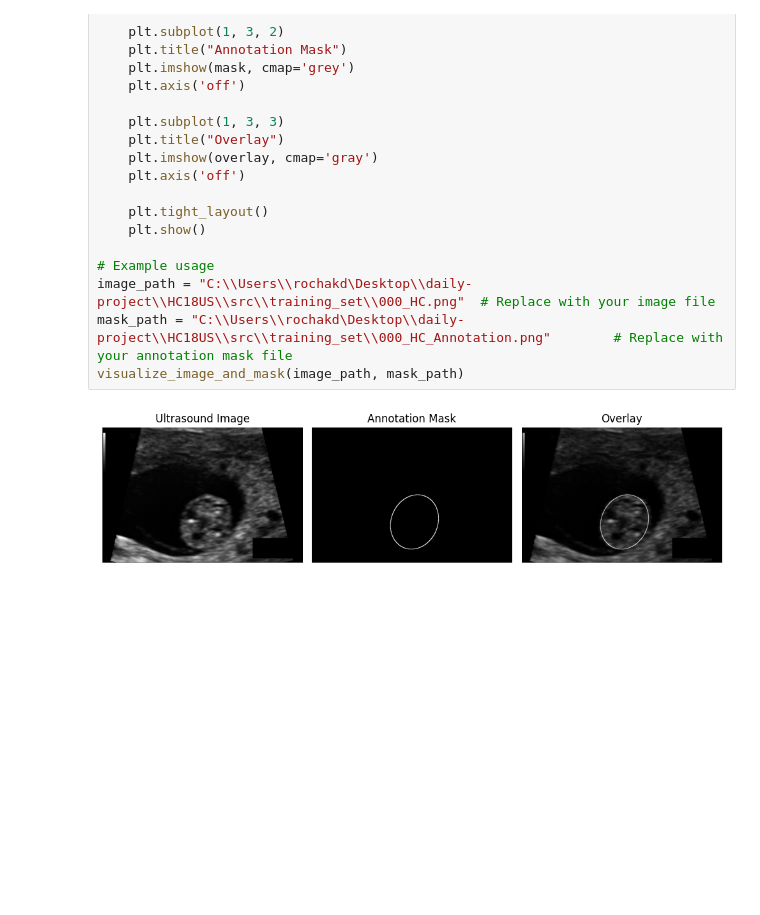
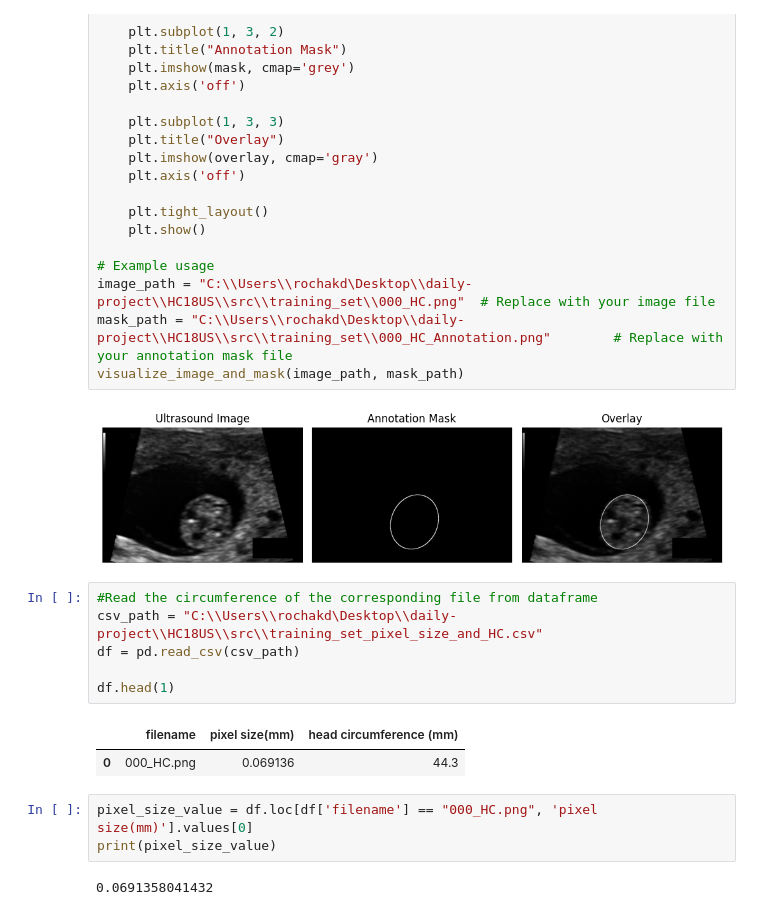
Before and after one commit to Rochakdh/HC18US, a Jupyter notebook: notebooks/exploratory_data_analysis.ipynb, the cells around one changed output. Cells and saved outputs as stored; diff of their text form; blank space fills up the shorter version.

```diff
--- a/notebooks/exploratory_data_analysis.ipynb
+++ b/notebooks/exploratory_data_analysis.ipynb
@@ -65,3 +66,17 @@ mask_path = "C:\\Users\\rochakd\Desktop\\daily-project\\HC18US\\src\\training_se
 visualize_image_and_mask(image_path, mask_path)
 # %% [output]
 [figure]
+# %%
+#Read the circumference of the corresponding file from dataframe
+csv_path = "C:\\Users\\rochakd\Desktop\\daily-project\\HC18US\\src\\training_set_pixel_size_and_HC.csv"
+df = pd.read_csv(csv_path)
+
+df.head(1)
+# %% [output]
+|  | filename | pixel size(mm) | head circumference (mm) |
+| 0 | 000_HC.png | 0.069136 | 44.3 |
+# %%
+pixel_size_value = df.loc[df['filename'] == "000_HC.png", 'pixel size(mm)'].values[0]
+print(pixel_size_value)
+# %% [output]
+0.0691358041432
```
Also changed, not shown: parts of 1 cell of this notebook, 1 other file.
